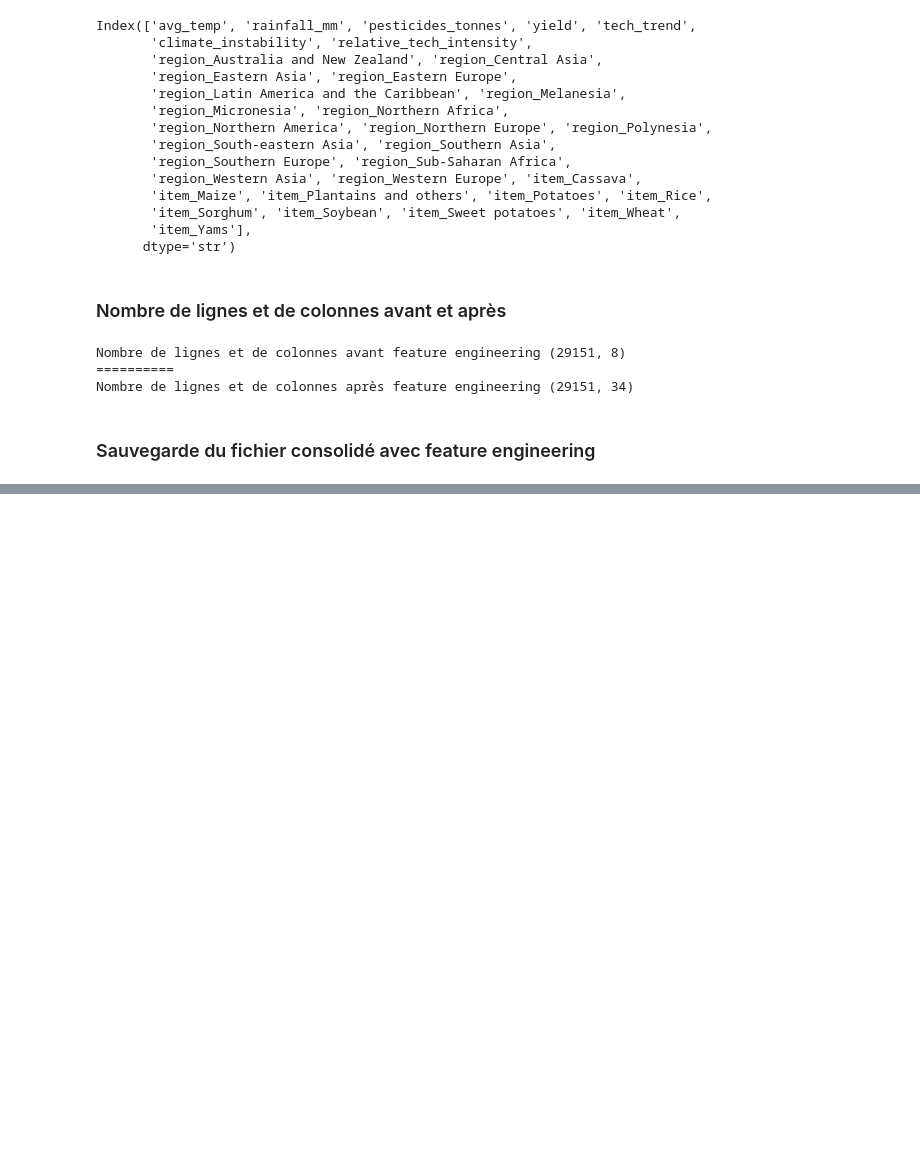
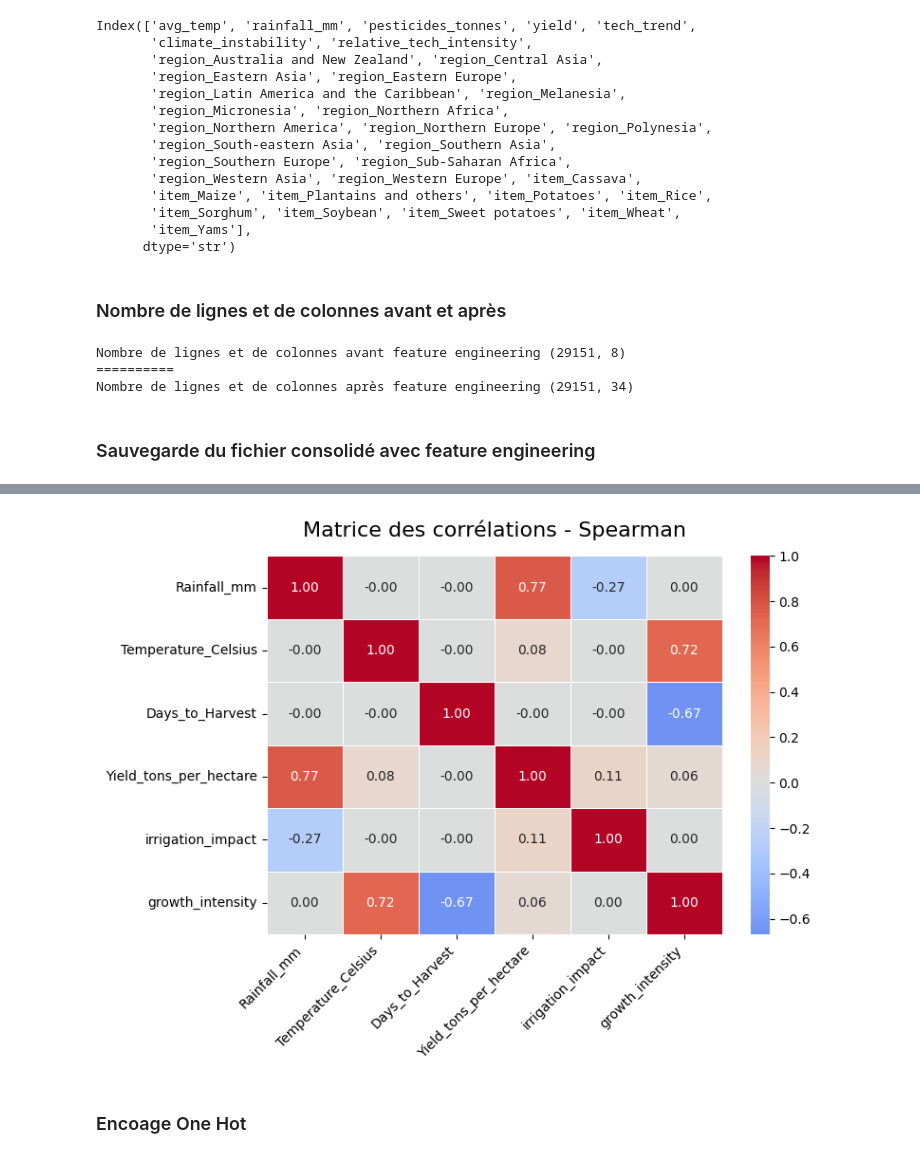
Before and after one commit to SCFlorian/Systeme_recommandation_agricole, a Jupyter notebook: notebooks/notebook_feature_engineering.ipynb, the cells around one changed output, grey strips where cells are left out. Drawn from its saved outputs; the diff is of its cells as text; code cells hidden in the pictures; blank space fills up the shorter version.

```diff
--- a/notebooks/notebook_feature_engineering.ipynb
+++ b/notebooks/notebook_feature_engineering.ipynb
@@ -638,0 +667,3 @@ yield_df_final_conso.to_csv("../data/processed/yield_df_final_conso_encoded.csv"
+# %%
+# Avec index_co pour enlever la première colonne Unnamed 0
+crop_yield = pd.read_csv("../data/processed/crop_yield.csv", index_col=0)
@@ -638,0 +695,10 @@ yield_df_final_conso.to_csv("../data/processed/yield_df_final_conso_encoded.csv"
+# %%
+# Ratio climatique - indice d'irrigation critique
+crop_yield['irrigation_impact'] = crop_yield['Irrigation_Used'].astype(int) / (crop_yield['Rainfall_mm'] + 1)
+# Intensité du cycle
+crop_yield['growth_intensity'] = crop_yield['Temperature_Celsius'] / (crop_yield['Days_to_Harvest'] + 1)
+# %%
+num_cols = crop_yield.select_dtypes(include='number').columns
+cat_cols = crop_yield.select_dtypes(include=['str','bool']).columns
+print(num_cols)
+print(cat_cols)
@@ -638,0 +714,3 @@ yield_df_final_conso.to_csv("../data/processed/yield_df_final_conso_encoded.csv"
+# %%
+spearman_corr = crop_yield[num_cols].corr(numeric_only=True, method='spearman')
+spearman_corr
@@ -638,0 +725,23 @@ yield_df_final_conso.to_csv("../data/processed/yield_df_final_conso_encoded.csv"
+# %%
+plt.figure(figsize=(8, 6))
+ax = sns.heatmap(
+    spearman_corr,
+    cmap="coolwarm",
+    center=0,
+    annot=True,
+    fmt=".2f",
+    linewidths=0.5)
+plt.title("Matrice des corrélations - Spearman", fontsize=16, pad=15)
+plt.xticks(rotation=45, ha="right")
+plt.yticks(rotation=0)
+plt.tight_layout()
+plt.savefig(
+    "../notebooks/graph/matrice_correlation_spearman_conso.png",
+    dpi=300,
+    bbox_inches="tight",
+    facecolor="white")
+plt.show()
+# %% [output]
+[figure, added]
+# %% [markdown]
+### Encoage One Hot
```
Also changed, not shown: parts of 14 cells of this notebook, 1 other file.
